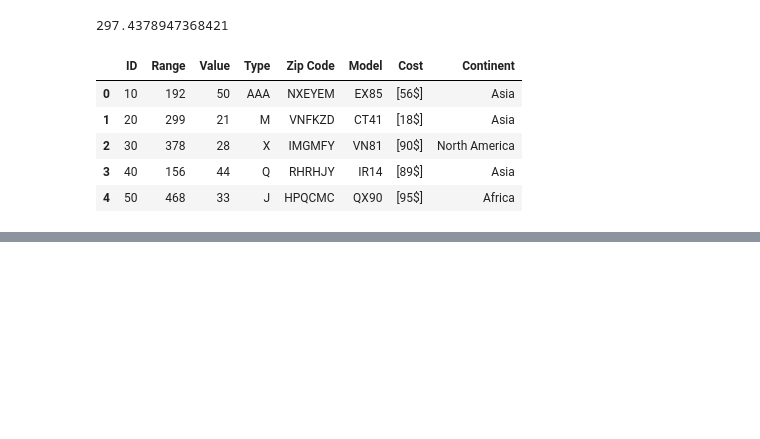
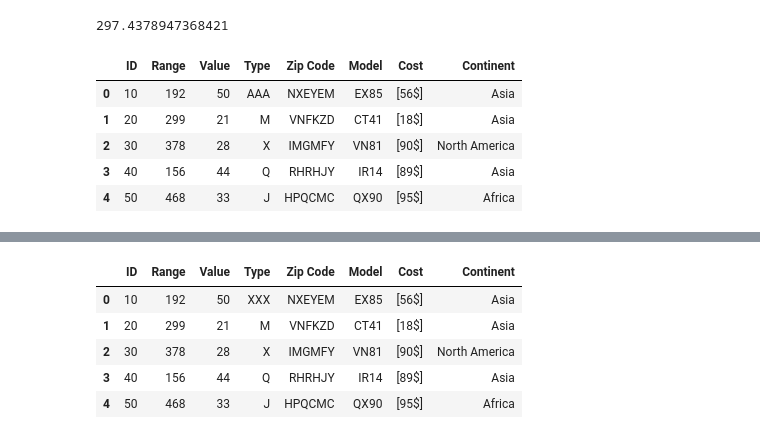
Before and after one commit to Ravkeerat02/comp3122_labs, a Jupyter notebook: Assignment4.ipynb, the cells around one changed output, grey strips where cells are left out. Saved outputs shown, nothing was run; the diff lists cells and outputs as text; code cells hidden in the pictures; blank space fills up the shorter version.

```diff
--- a/Assignment4.ipynb
+++ b/Assignment4.ipynb
@@ -90,0 +186,11 @@ TypeError: ignored
+# %%
+df.Type.value_counts()['F']
+replace_df = df.replace('F','XXX')
+replace_df.head(5)
+# %% [output]
+|  | ID | Range | Value | Type | Zip Code | Model | Cost | Continent |
+| 0 | 10 | 192 | 50 | XXX | NXEYEM | EX85 | [56$] | Asia |
+| 1 | 20 | 299 | 21 | M | VNFKZD | CT41 | [18$] | Asia |
+| 2 | 30 | 378 | 28 | X | IMGMFY | VN81 | [90$] | North America |
+| 3 | 40 | 156 | 44 | Q | RHRHJY | IR14 | [89$] | Asia |
+| 4 | 50 | 468 | 33 | J | HPQCMC | QX90 | [95$] | Africa |
```
Also changed, not shown: parts of 12 cells of this notebook.
